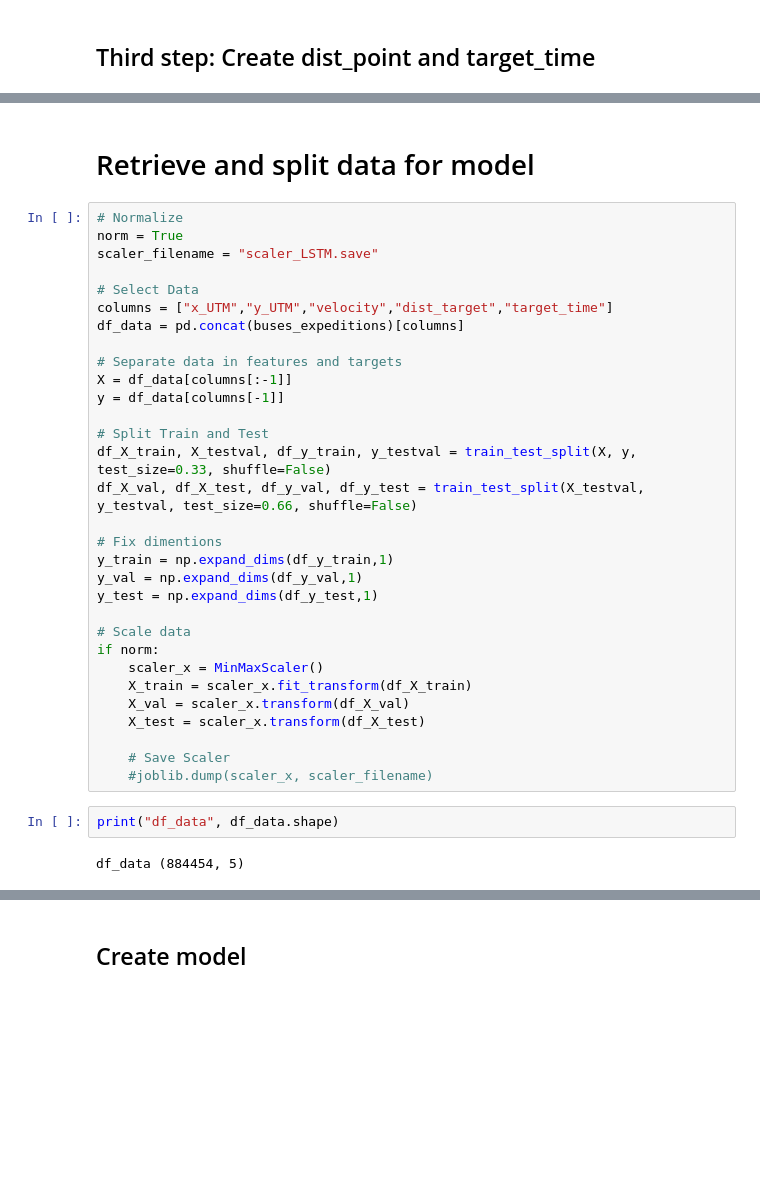
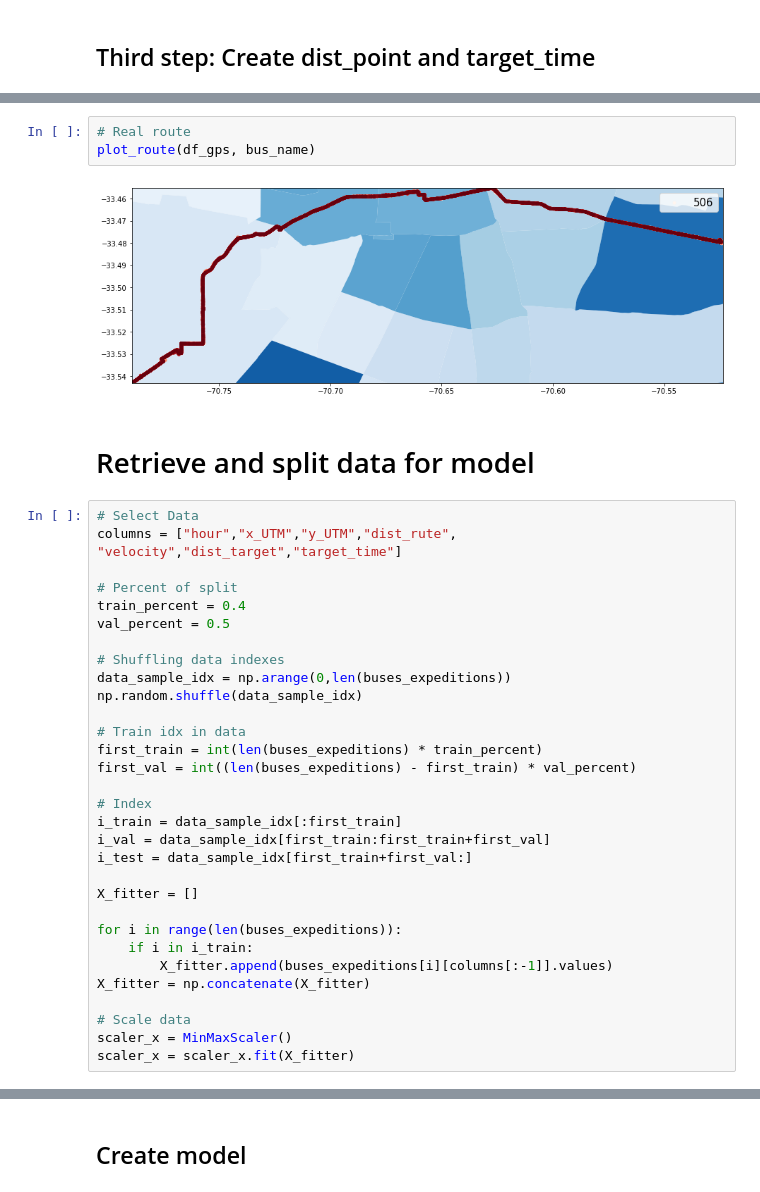
Before and after one commit to cjotade/Transapp, a Jupyter notebook: CC5214_Transapp_Modelo_LSTM.ipynb, the cells around one changed output, grey strips where cells are left out. Cells and saved outputs as stored; diff of their text form; blank space fills up the shorter version.

```diff
--- a/CC5214_Transapp_Modelo_LSTM.ipynb
+++ b/CC5214_Transapp_Modelo_LSTM.ipynb
@@ -221,37 +261,38 @@ See the caveats in the documentation: http://pandas.pydata.org/pandas-docs/stabl
+# %%
+# Real route
+plot_route(df_gps, bus_name)
+# %% [output]
+[figure, added]
 # %% [markdown]
 # Retrieve and split data for model
-# %%
-# Normalize
-norm = True
-scaler_filename = "scaler_LSTM.save"
-
-# Select Data
-columns = ["x_UTM","y_UTM","velocity","dist_target","target_time"]
-df_data = pd.concat(buses_expeditions)[columns]
-
-# Separate data in features and targets
-X = df_data[columns[:-1]]
-y = df_data[columns[-1]]
-
-# Split Train and Test
-df_X_train, X_testval, df_y_train, y_testval = train_test_split(X, y, test_size=0.33, shuffle=False)
-df_X_val, df_X_test, df_y_val, df_y_test = train_test_split(X_testval, y_testval, test_size=0.66, shuffle=False)
-
-# Fix dimentions
-y_train = np.expand_dims(df_y_train,1)
-y_val = np.expand_dims(df_y_val,1)
-y_test = np.expand_dims(df_y_test,1)
-
-# Scale data
-if norm:
-    scaler_x = MinMaxScaler()
-    X_train = scaler_x.fit_transform(df_X_train)
-    X_val = scaler_x.transform(df_X_val)
-    X_test = scaler_x.transform(df_X_test)
-
-    # Save Scaler
-    #joblib.dump(scaler_x, scaler_filename)
-# %%
-print("df_data", df_data.shape)
-# %% [output]
-df_data (884454, 5)
+# %%
+# Select Data
+columns = ["hour","x_UTM","y_UTM","dist_rute", "velocity","dist_target","target_time"]
+
+# Percent of split
+train_percent = 0.4
+val_percent = 0.5
+
+# Shuffling data indexes
+data_sample_idx = np.arange(0,len(buses_expeditions))
+np.random.shuffle(data_sample_idx)
+
+# Train idx in data
+first_train = int(len(buses_expeditions) * train_percent)
+first_val = int((len(buses_expeditions) - first_train) * val_percent)
+
+# Index
+i_train = data_sample_idx[:first_train]
+i_val = data_sample_idx[first_train:first_train+first_val]
+i_test = data_sample_idx[first_train+first_val:]
+
+X_fitter = []
+
+for i in range(len(buses_expeditions)):
+    if i in i_train:
+        X_fitter.append(buses_expeditions[i][columns[:-1]].values)
+X_fitter = np.concatenate(X_fitter)
+
+# Scale data
+scaler_x = MinMaxScaler()
+scaler_x = scaler_x.fit(X_fitter)
```
Also changed, not shown: parts of 41 cells of this notebook, 9 other files.
